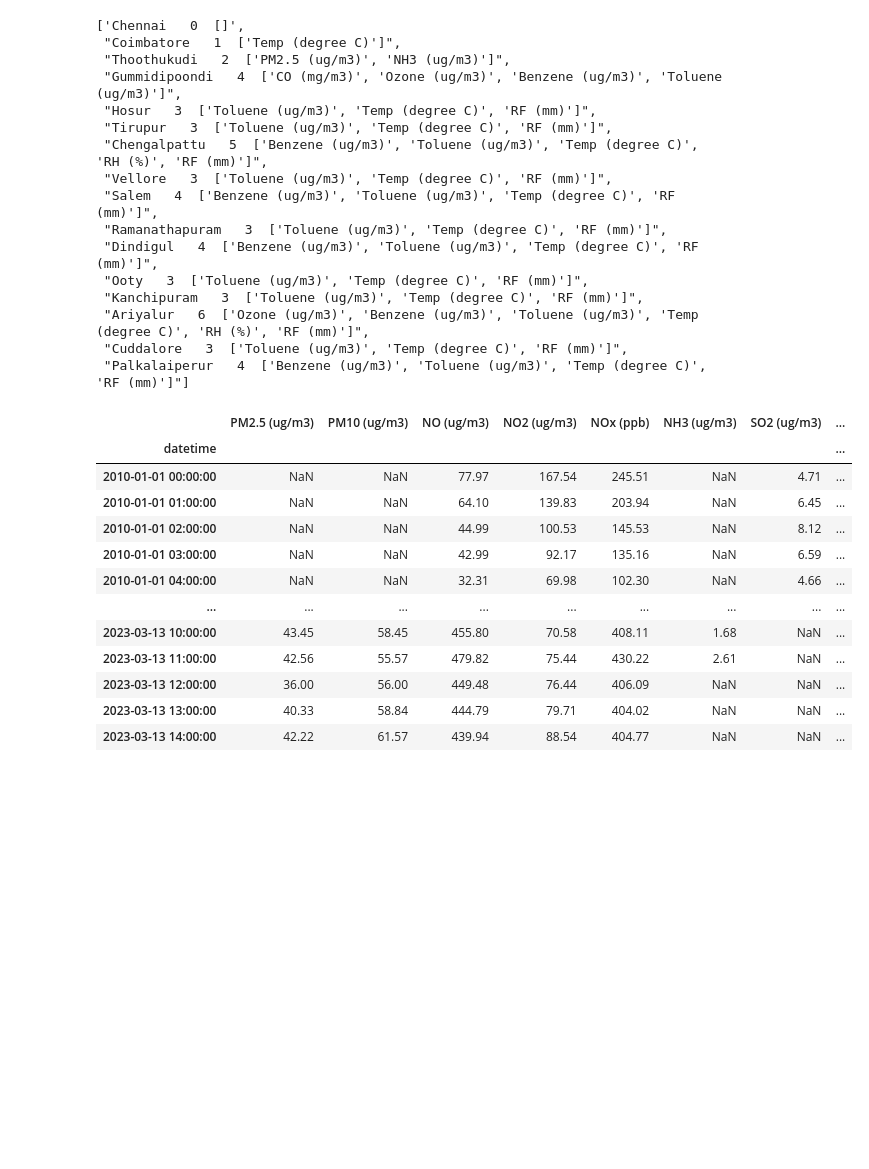
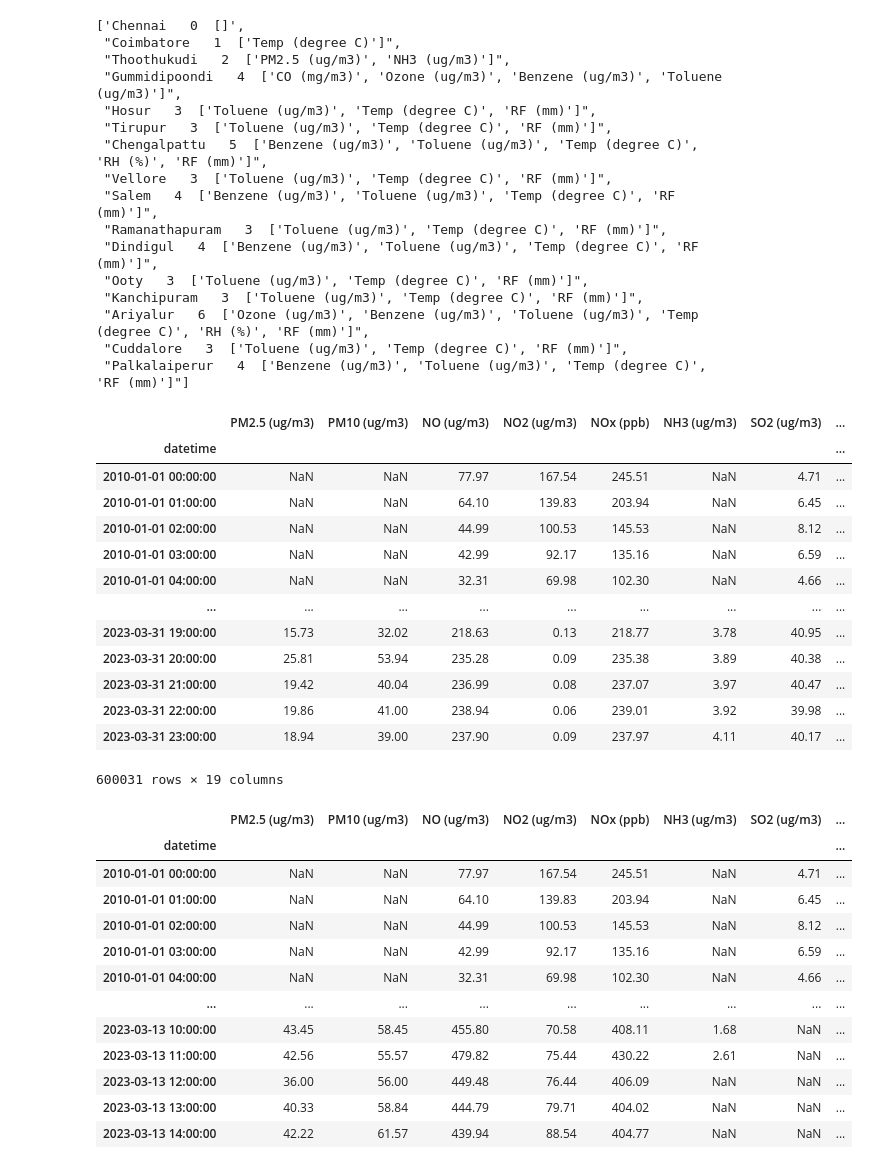
Before and after one commit to Abdul-Basith-R/Air-Quality-Index, a Jupyter notebook: notebooks/Untitled2.ipynb, the cells around one changed output. Saved outputs shown, nothing was run; the diff lists cells and outputs as text; code cells hidden in the pictures; blank space fills up the shorter version.

```diff
--- a/notebooks/Untitled2.ipynb
+++ b/notebooks/Untitled2.ipynb
@@ -153,3 +157,21 @@ null_columns_per_city(dropped_data)
  "Palkalaiperur   4  ['Benzene (ug/m3)', 'Toluene (ug/m3)', 'Temp (degree C)', 'RF (mm)']"]
 # %%
 data = df
+data = value_dropper(data)
+
+data
+# %% [output]
+|  | PM2.5 (ug/m3) | PM10 (ug/m3) | NO (ug/m3) | NO2 (ug/m3) | NOx (ppb) | NH3 (ug/m3) | SO2 (ug/m3) | ... |
+| datetime |  |  |  |  |  |  |  | ... |
+| 2010-01-01 00:00:00 | NaN | NaN | 77.97 | 167.54 | 245.51 | NaN | 4.71 | ... |
+| 2010-01-01 01:00:00 | NaN | NaN | 64.10 | 139.83 | 203.94 | NaN | 6.45 | ... |
+| 2010-01-01 02:00:00 | NaN | NaN | 44.99 | 100.53 | 145.53 | NaN | 8.12 | ... |
+| 2010-01-01 03:00:00 | NaN | NaN | 42.99 | 92.17 | 135.16 | NaN | 6.59 | ... |
+| 2010-01-01 04:00:00 | NaN | NaN | 32.31 | 69.98 | 102.30 | NaN | 4.66 | ... |
+| ... | ... | ... | ... | ... | ... | ... | ... | ... |
+| 2023-03-31 19:00:00 | 15.73 | 32.02 | 218.63 | 0.13 | 218.77 | 3.78 | 40.95 | ... |
+| 2023-03-31 20:00:00 | 25.81 | 53.94 | 235.28 | 0.09 | 235.38 | 3.89 | 40.38 | ... |
+| 2023-03-31 21:00:00 | 19.42 | 40.04 | 236.99 | 0.08 | 237.07 | 3.97 | 40.47 | ... |
+| 2023-03-31 22:00:00 | 19.86 | 41.00 | 238.94 | 0.06 | 239.01 | 3.92 | 39.98 | ... |
+| 2023-03-31 23:00:00 | 18.94 | 39.00 | 237.90 | 0.09 | 237.97 | 4.11 | 40.17 | ... |
+600031 rows × 19 columns
```
Also changed, not shown: parts of 22 cells of this notebook, 5 other files.
